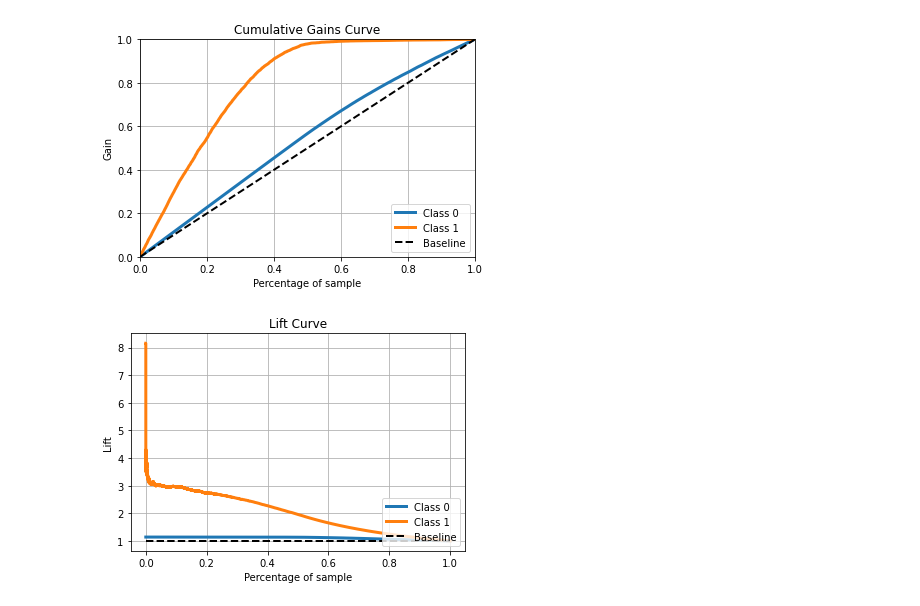
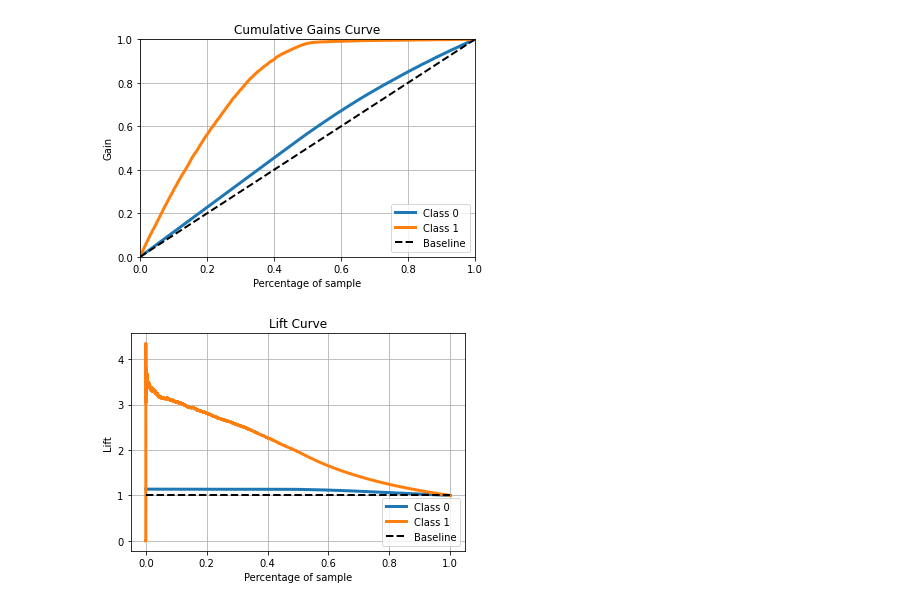
Before and after one commit to marcoaurelio5/Data-Science, a Jupyter notebook: health insurance cross sell prediction/Health Insurance Cross Sell Prediction.ipynb, the cells around one changed output. Saved outputs shown, nothing was run; the diff lists cells and outputs as text; code cells hidden in the pictures.

```diff
--- a/health insurance cross sell prediction/Health Insurance Cross Sell Prediction.ipynb
+++ b/health insurance cross sell prediction/Health Insurance Cross Sell Prediction.ipynb
@@ -571,3 +585,3 @@ Precision: 0.32283385830708466
 # %%
-ada.fit(X_train_f, y_train)
+gbc.fit(X_train_f, y_train)
 # %% [output]
@@ -575,3 +589,3 @@ AdaBoostClassifier()
 # %%
-pred_ada = ada.predict_proba(X_test_f)
+pred_gbc = gbc.predict_proba(X_test_f)
 # %%
@@ -579,6 +593,6 @@ skplt.metrics.plot_cumulative_gain(y_test, pred_ada);
 # %% [output]
 [figure]
 # %%
-skplt.metrics.plot_lift_curve(y_test, pred_ada);
+skplt.metrics.plot_lift_curve(y_test, pred_gbc);
 # %% [output]
-[figure, old version]
+[figure, new version]
```
Also changed, not shown: parts of 21 cells of this notebook.
